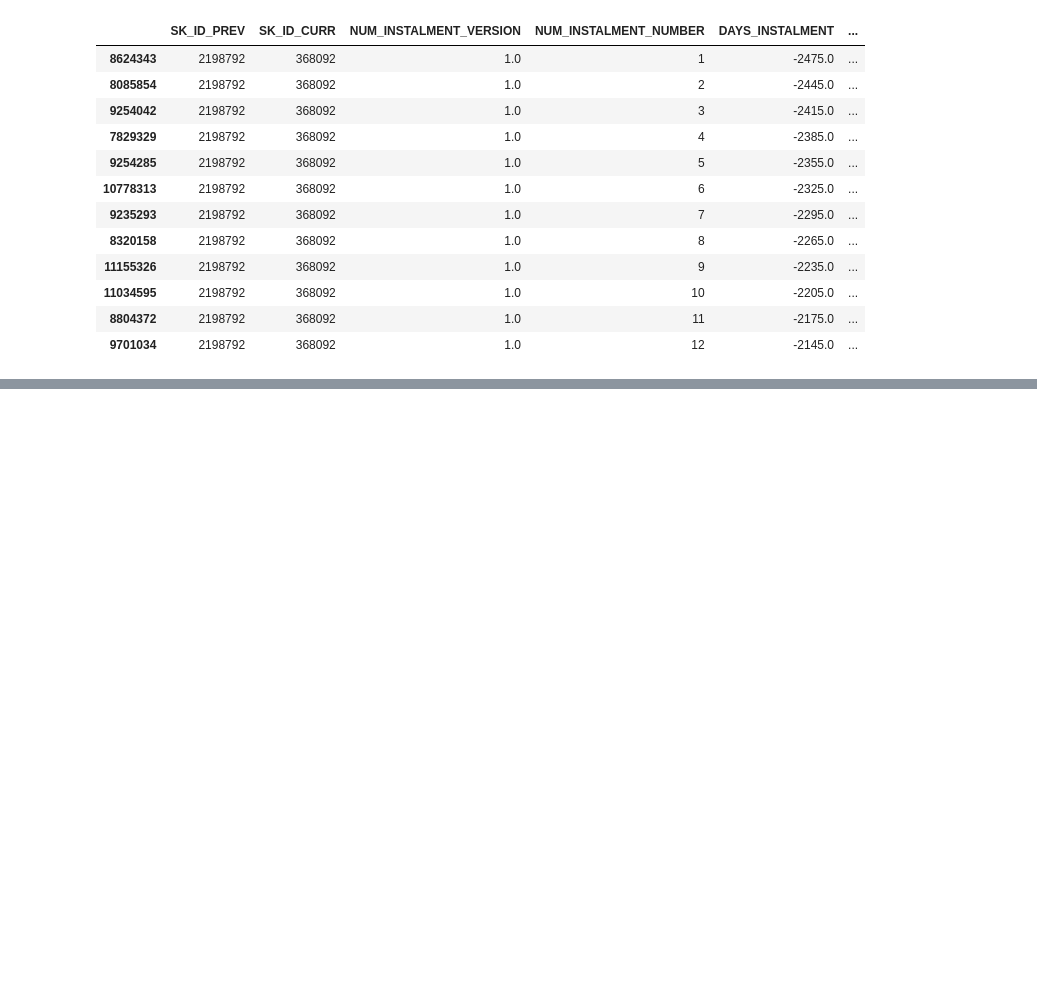
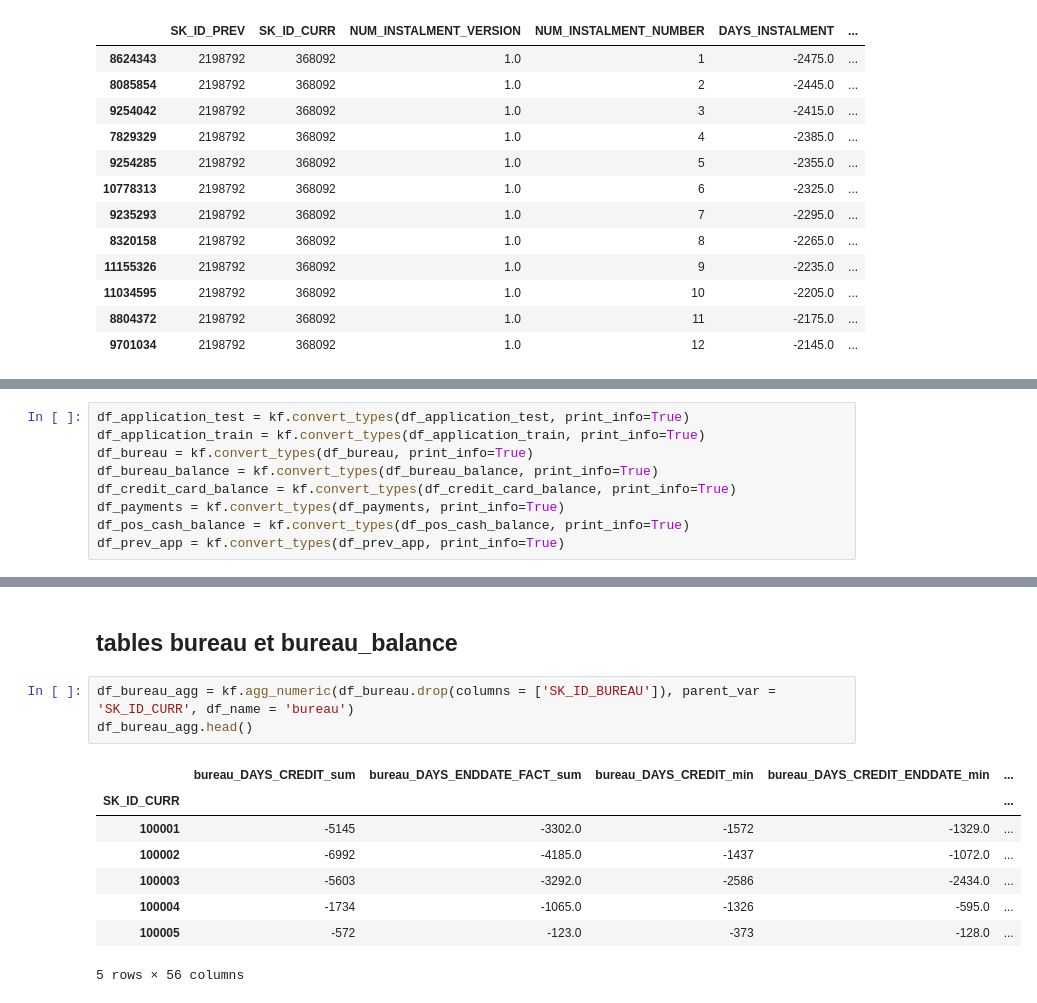
Before and after one commit to sunktoteca/OC-Parcours-DS-P7, a Jupyter notebook: modelisation/scoring - modelisation.ipynb, the cells around one changed output, grey strips where cells are left out. Saved outputs shown, nothing was run; the diff lists cells and outputs as text; blank space fills up the shorter version.

```diff
--- a/modelisation/scoring - modelisation.ipynb
+++ b/modelisation/scoring - modelisation.ipynb
@@ -279,0 +303,9 @@ df_payments[df_payments["SK_ID_CURR"]==368092].sort_values(by="NUM_INSTALMENT_NU
+# %%
+df_application_test = kf.convert_types(df_application_test, print_info=True)
+df_application_train = kf.convert_types(df_application_train, print_info=True)
+df_bureau = kf.convert_types(df_bureau, print_info=True)
+df_bureau_balance = kf.convert_types(df_bureau_balance, print_info=True)
+df_credit_card_balance = kf.convert_types(df_credit_card_balance, print_info=True)
+df_payments = kf.convert_types(df_payments, print_info=True)
+df_pos_cash_balance = kf.convert_types(df_pos_cash_balance, print_info=True)
+df_prev_app = kf.convert_types(df_prev_app, print_info=True)
@@ -279,0 +329,14 @@ df_payments[df_payments["SK_ID_CURR"]==368092].sort_values(by="NUM_INSTALMENT_NU
+# %% [markdown]
+## tables bureau et bureau_balance
+# %%
+df_bureau_agg = kf.agg_numeric(df_bureau.drop(columns = ['SK_ID_BUREAU']), parent_var = 'SK_ID_CURR', df_name = 'bureau')
+df_bureau_agg.head()
+# %% [output]
+|  | bureau_DAYS_CREDIT_sum | bureau_DAYS_ENDDATE_FACT_sum | bureau_DAYS_CREDIT_min | bureau_DAYS_CREDIT_ENDDATE_min | ... |
+| SK_ID_CURR |  |  |  |  | ... |
+| 100001 | -5145 | -3302.0 | -1572 | -1329.0 | ... |
+| 100002 | -6992 | -4185.0 | -1437 | -1072.0 | ... |
+| 100003 | -5603 | -3292.0 | -2586 | -2434.0 | ... |
+| 100004 | -1734 | -1065.0 | -1326 | -595.0 | ... |
+| 100005 | -572 | -123.0 | -373 | -128.0 | ... |
+5 rows × 56 columns
```
Also changed, not shown: parts of 38 cells of this notebook, 1 other file.
